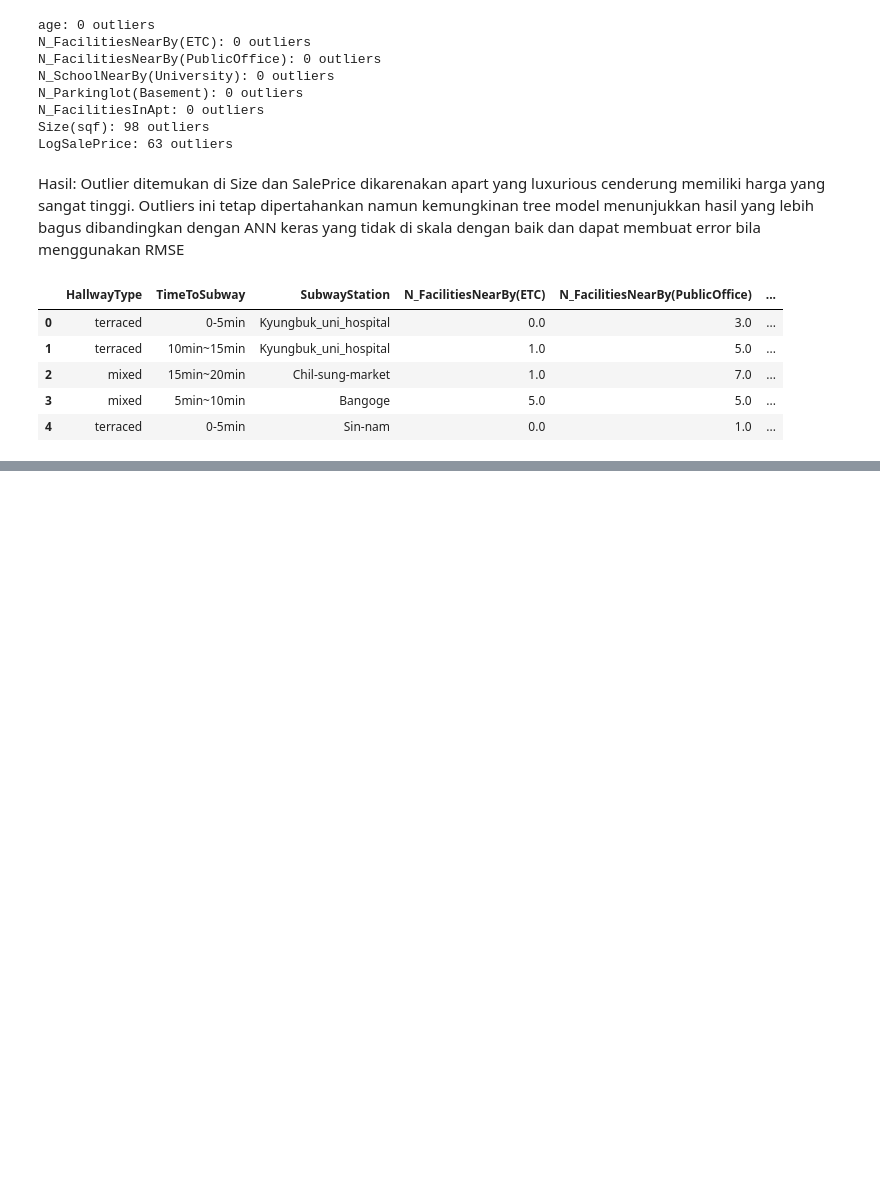
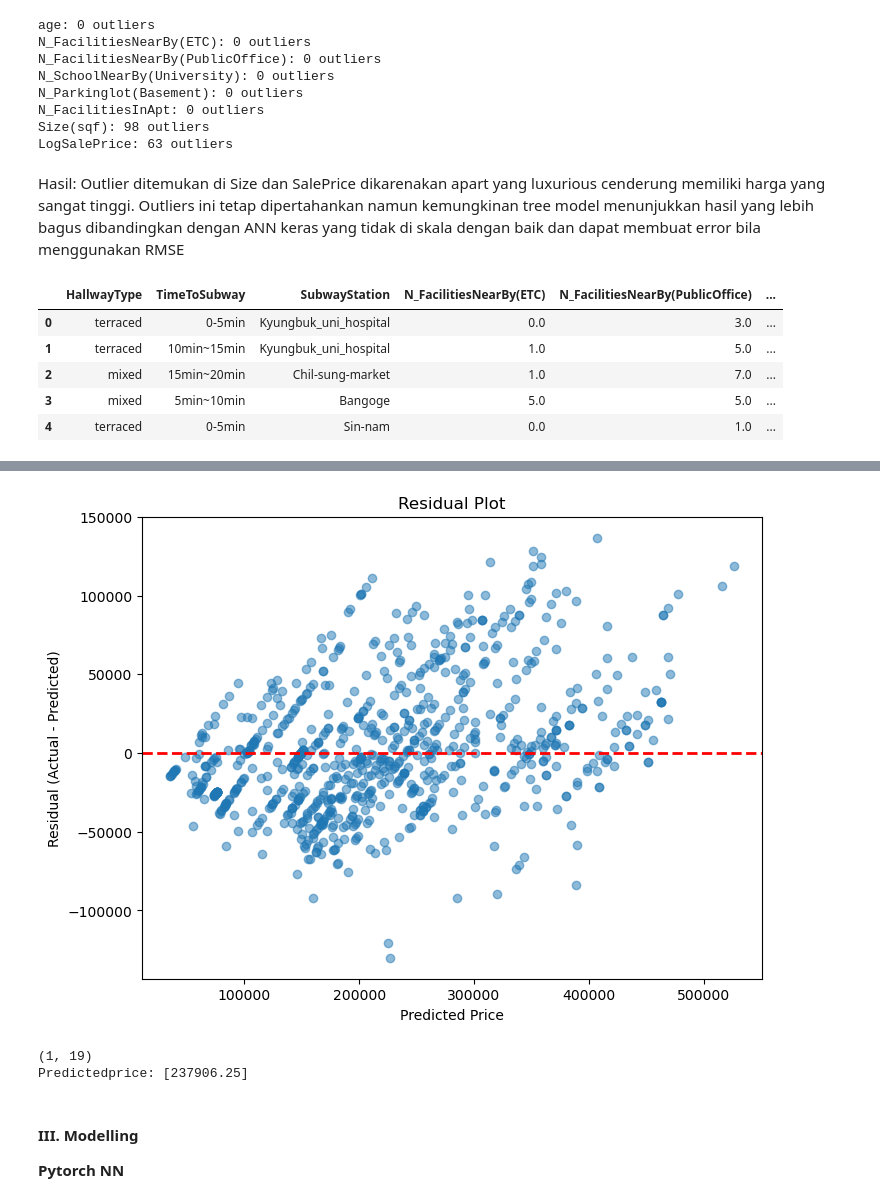
Before and after one commit to 0xVanes/JCAIE, a Jupyter notebook: capstoneprojects/Capstone2/Capstone2.ipynb, the cells around one changed output, grey strips where cells are left out. Saved outputs shown, nothing was run; the diff lists cells and outputs as text; code cells hidden in the pictures; blank space fills up the shorter version.

```diff
--- a/capstoneprojects/Capstone2/Capstone2.ipynb
+++ b/capstoneprojects/Capstone2/Capstone2.ipynb
@@ -578,0 +1113,44 @@ from sklearn.model_selection import train_test_split, GridSearchCV
+# %%
+#Plot residuals
+residuals = hasilRF_asli - hasilRF_pred
+
+plt.figure(figsize=(8,6))
+plt.scatter(hasilRF_asli, residuals, alpha=0.5)
+plt.axhline(y=0, color='r', linestyle='--', lw=2)
+plt.xlabel('Predicted Price')
+plt.ylabel('Residual (Actual - Predicted)')
+plt.title('Residual Plot')
+plt.show()
+# %% [output]
+[figure, added]
+# %%
+#Cobain Model RF
+example_apart = pd.DataFrame({
+    'TimeToSubway': [1.0],
+    'N_FacilitiesNearBy(ETC)' : [2.0],
+    'N_FacilitiesNearBy(PublicOffice)': [5.0],
+    'N_SchoolNearBy(University)' : [5.0],
+    'N_Parkinglot(Basement)' : [2.0],
+    'N_FacilitiesInApt' : [2],
+    'Size(sqf)' : [150],
+    'age': [10],
+    'HallwayType_corridor': [0.0],
+    'HallwayType_mixed': [0.0],
+    'HallwayType_terraced': [1.0],
+    'SubwayStation_Bangoge': [0.0],
+    'SubwayStation_Banwoldang': [0.0],
+    'SubwayStation_Chil-sung-market': [0.0],
+    'SubwayStation_Daegu': [1.0],
+    'SubwayStation_Kyungbuk_uni_hospital': [0.0],
+    'SubwayStation_Myung-duk': [0.0],
+    'SubwayStation_Sin-nam': [0.0],
+    'SubwayStation_no_subway_nearby': [0.0],})
+print(example_apart.shape)
+example_predRF = np.round(np.expm1(bestRF.predict(example_apart)), 2)
+print(f'Predictedprice: {example_predRF}')
+# %% [output]
+(1, 19)
+Predictedprice: [237906.25]
+# %% [markdown]
+#### III. Modelling
+<b> Pytorch NN </b>
```
Also changed, not shown: parts of 62 cells of this notebook, 7 other files.
